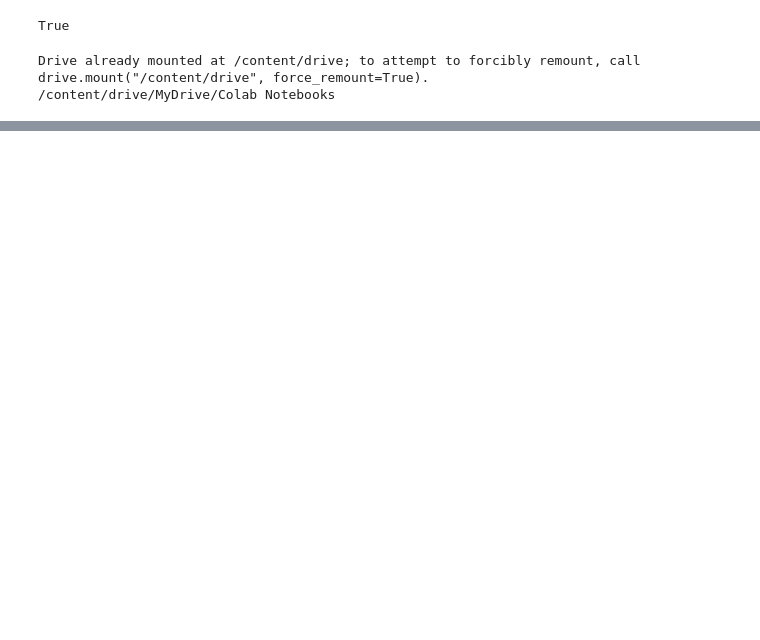
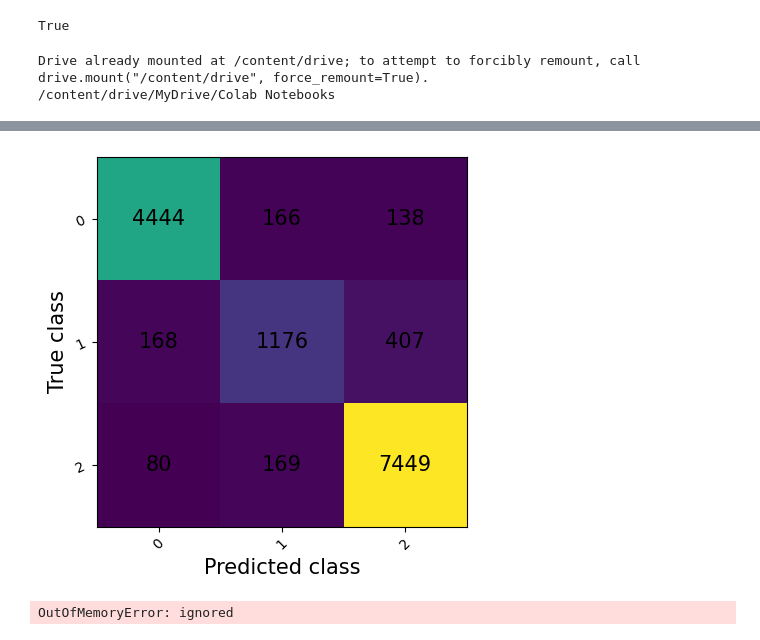
Before and after one commit to ece1786-2023/FilmEMO, a Jupyter notebook: trainer.ipynb, the cells around one changed output, grey strips where cells are left out. Cells and saved outputs as stored; diff of their text form; code cells hidden in the pictures; blank space fills up the shorter version.

```diff
--- a/trainer.ipynb
+++ b/trainer.ipynb
@@ -191,0 +193,41 @@ trainer.evaluate_model()
+# %%
+from torchmetrics.classification import MulticlassConfusionMatrix
+
+cm = MulticlassConfusionMatrix(num_classes=3).to(trainer.device)
+test_dataloader = DataLoader(trainer.test_data, batch_size=32, collate_fn=lambda batch: trainer.lm_collate_fn(batch, tokenize_fn=trainer.model.tokenized_input))
+for X, y in test_dataloader:
+  trainer.model.eval()
+  y_hat = trainer.model.inference(X)
+  cm.update(y_hat.view(-1), y)
+fig_, ax_ = cm.plot()
+# %% [output]
+[figure, added]
+# %%
+import os
+# os.environ["PYTORCH_CUDA_ALLOC_CONF"] = "max_split_size_mb:<10000>"
+# os.environ["CUDA_MODULE_LOADING"] = "LAZY"
+# default using gpu
+torch.manual_seed(10)
+trainer_config = {
+    "epoch": 3,
+    "lr":2e-5,
+    "batch_size": 16,
+    "optim": AdamW,
+    "device": "cuda" if torch.cuda.is_available() else "cpu"
+}
+
+system_config = {
+    "extractor_config":{"pre_train_model_name":"gpt2-large",
+                        "train_extractor":True},
+    "classifier_config":{"number_classes":3,
+                         "hidden_units":[32]},
+    "Lossfn":nn.CrossEntropyLoss,
+    "max_length":128
+}
+# initialize system
+emofilmsystem = SystemFactory.produce_system(**system_config)
+# initialize trainer
+trainer = Trainer(train_data=train_data, test_data=test_data, model=emofilmsystem, **trainer_config)
+trainer.train()
+# %% [output]
+OutOfMemoryError: ignored
```
Also changed, not shown: parts of 6 cells of this notebook, 1 other file.
